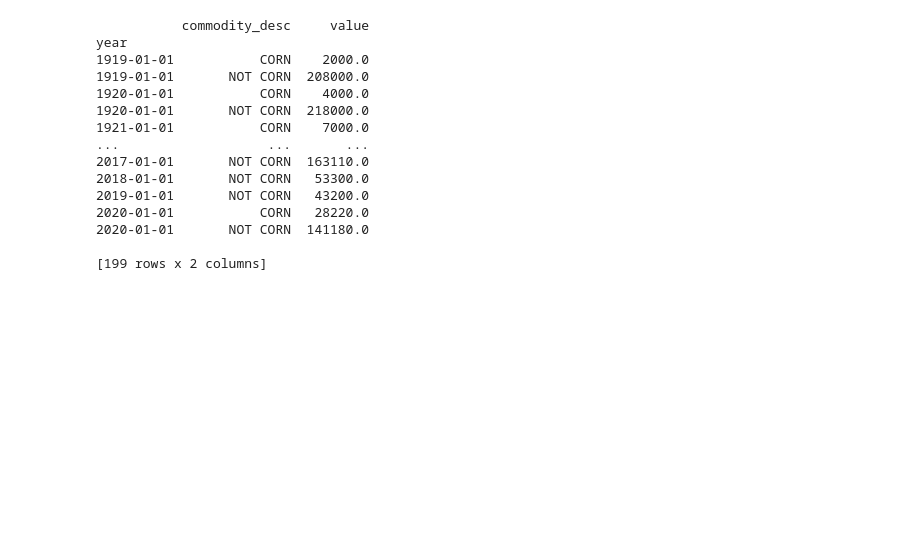
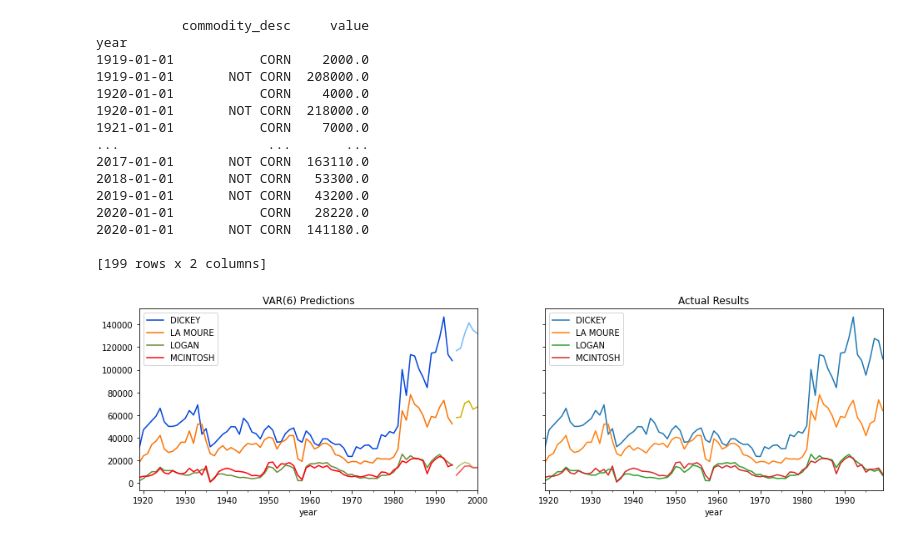
Before and after one commit to porter7678/farm-prophets, a Jupyter notebook: models/VARmodel.ipynb, the cells around one changed output. Saved outputs shown, nothing was run; the diff lists cells and outputs as text; code cells hidden in the pictures; blank space fills up the shorter version.

```diff
--- a/models/VARmodel.ipynb
+++ b/models/VARmodel.ipynb
@@ -64,11 +64,28 @@ corn_frame = corn_frame.interpolate()
 from statsmodels.tsa.vector_ar.var_model import VAR
 from matplotlib import pyplot as plt
 
-train = corn_frame[:90]
-valid = corn_frame[90:]
+train = corn_frame[:76]
+valid = corn_frame[76:82]
 
 model = VAR(endog=train)
-model_fit = model.fit()
+model_fit = model.fit(6)
 prediction = model_fit.forecast(model_fit.endog,steps=len(valid))
 
-pred = pd.DataFrame(prediction,index=corn_frame.index[90:],columns=corn_frame.columns)
+pred = pd.DataFrame(prediction,index=corn_frame.index[76:82],columns=corn_frame.columns)
+# %%
+from matplotlib import pyplot as plt
+from matplotlib.cm import get_cmap
+import numpy as np
+
+fig, ax = plt.subplots(1,2,sharey=True,figsize=(16,4))
+ax[0].set_title('VAR(6) Predictions')
+train.plot(color={'DICKEY':'xkcd:blue','LA MOURE':'xkcd:orange','LOGAN':'xkcd:moss green','MCINTOSH':'xkcd:bright red'},ax=ax[0])
+pred.plot(ax=ax[0],color={'DICKEY':'xkcd:sky blue','LA MOURE':'xkcd:mustard','LOGAN':'xkcd:light moss green','MCINTOSH':'xkcd:light red'},legend=False)
+#plt.savefig('VAR Predictions.png')
+
+corn_frame[:81].plot(ax = ax[1])
+plt.title('Actual Results')
+plt.savefig('VARsidebyside.png')
+plt.show()
+# %% [output]
+[figure, added]
```
Also changed, not shown: parts of 16 cells of this notebook.
